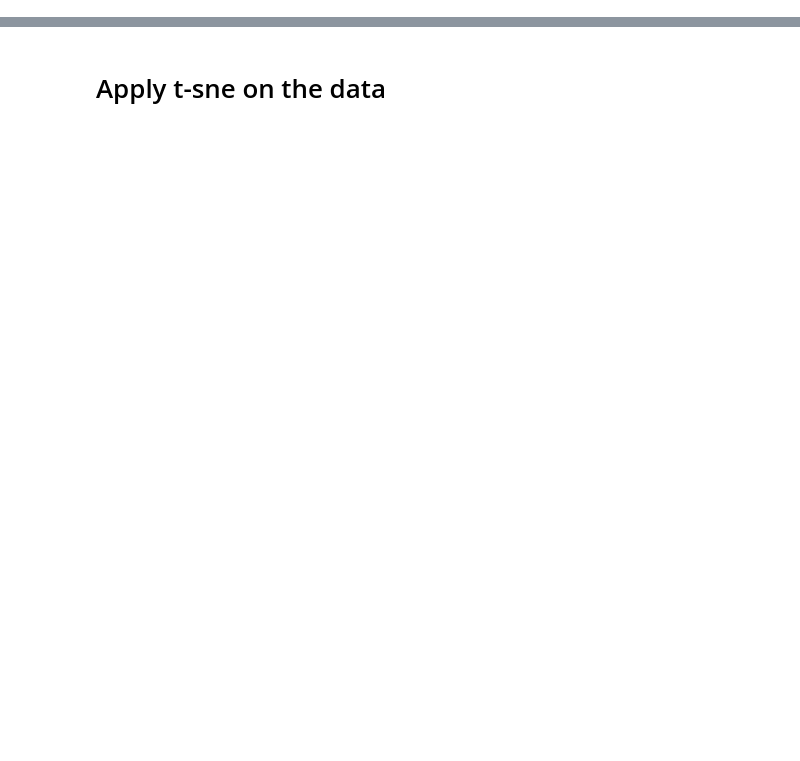
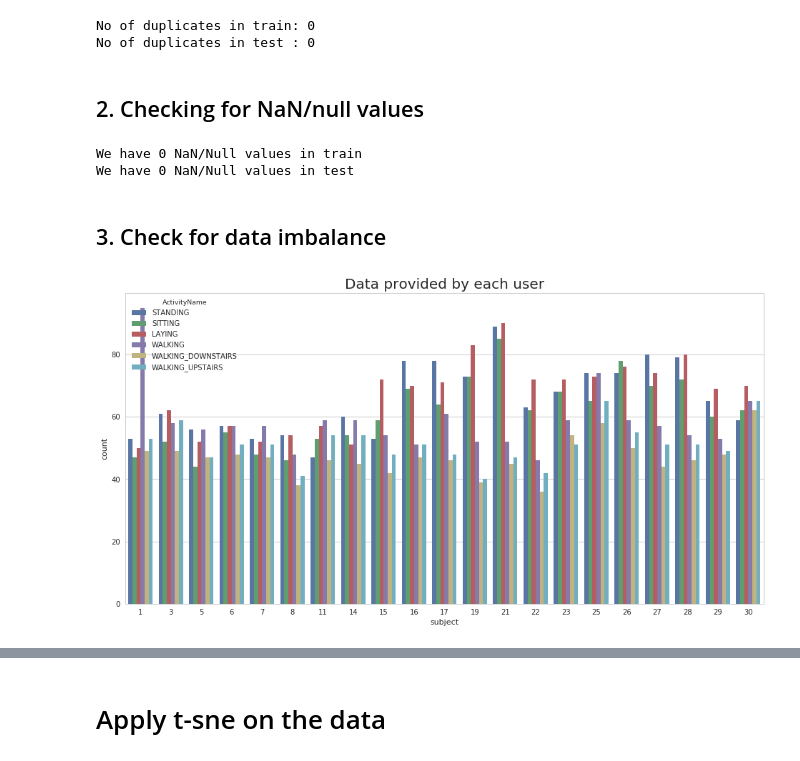
Before and after one commit to ramsane/HumanActivityRecognition, a Jupyter notebook: HAR_EDA.ipynb, the cells around one changed output, grey strips where cells are left out. Saved outputs shown, nothing was run; the diff lists cells and outputs as text; code cells hidden in the pictures; blank space fills up the shorter version.

```diff
--- a/HAR_EDA.ipynb
+++ b/HAR_EDA.ipynb
@@ -166,0 +159,16 @@ plt.show()
+# %%
+# get the data from txt files to pandas dataffame
+X_train = pd.read_csv('UCI_HAR_dataset/train/X_train.txt', delim_whitespace=True, header=None, names=features)
+
+# add subject column to the dataframe
+X_train['subject'] = pd.read_csv('UCI_HAR_dataset/train/subject_train.txt', header=None, squeeze=True)
+
+y_train = pd.read_csv('UCI_HAR_dataset/train/y_train.txt', names=['Activity'], squeeze=True)
+y_train_labels = y_train.map({1: 'WALKING', 2:'WALKING_UPSTAIRS',3:'WALKING_DOWNSTAIRS',\
+                       4:'SITTING', 5:'STANDING',6:'LAYING'})
+
+# put all columns in a single dataframe
+train = X_train
+train['Activity'] = y_train
+train['ActivityName'] = y_train_labels
+train.sample()
@@ -166,0 +215,16 @@ plt.show()
+# %%
+print('No of duplicates in train: {}'.format(sum(train.duplicated())))
+print('No of duplicates in test : {}'.format(sum(test.duplicated())))
+# %% [output]
+No of duplicates in train: 0
+No of duplicates in test : 0
+# %% [markdown]
+## 2. Checking for NaN/null values
+# %%
+print('We have {} NaN/Null values in train'.format(train.isnull().values.sum()))
+print('We have {} NaN/Null values in test'.format(test.isnull().values.sum()))
+# %% [output]
+We have 0 NaN/Null values in train
+We have 0 NaN/Null values in test
+# %% [markdown]
+## 3. Check for data imbalance
@@ -166,0 +237,7 @@ plt.show()
+# %%
+plt.figure(figsize=(16,8))
+plt.title('Data provided by each user', fontsize=20)
+sns.countplot(x='subject',hue='ActivityName', data = train)
+plt.show()
+# %% [output]
+[figure, added]
```
Also changed, not shown: parts of 67 cells of this notebook, 8 other files.
